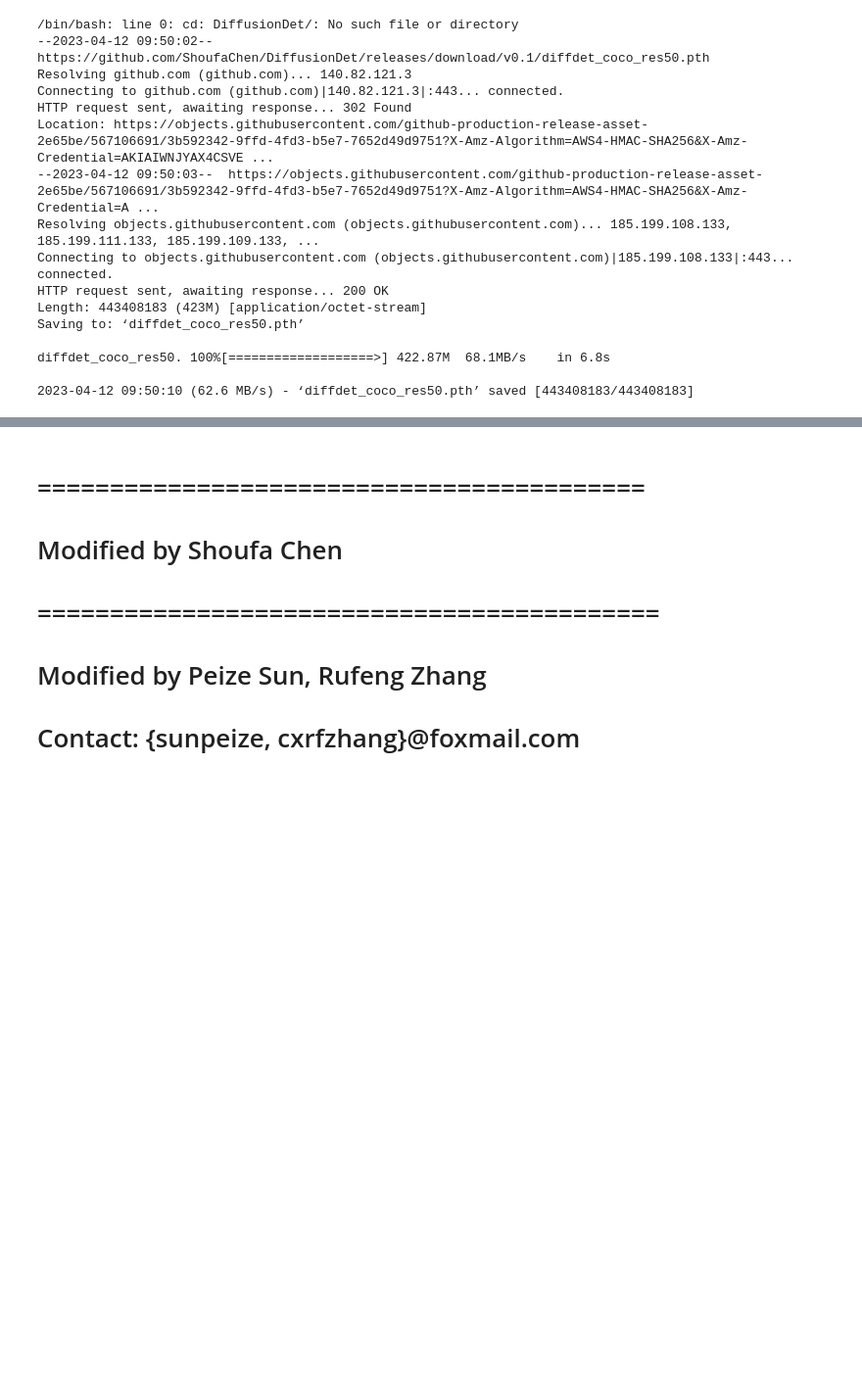
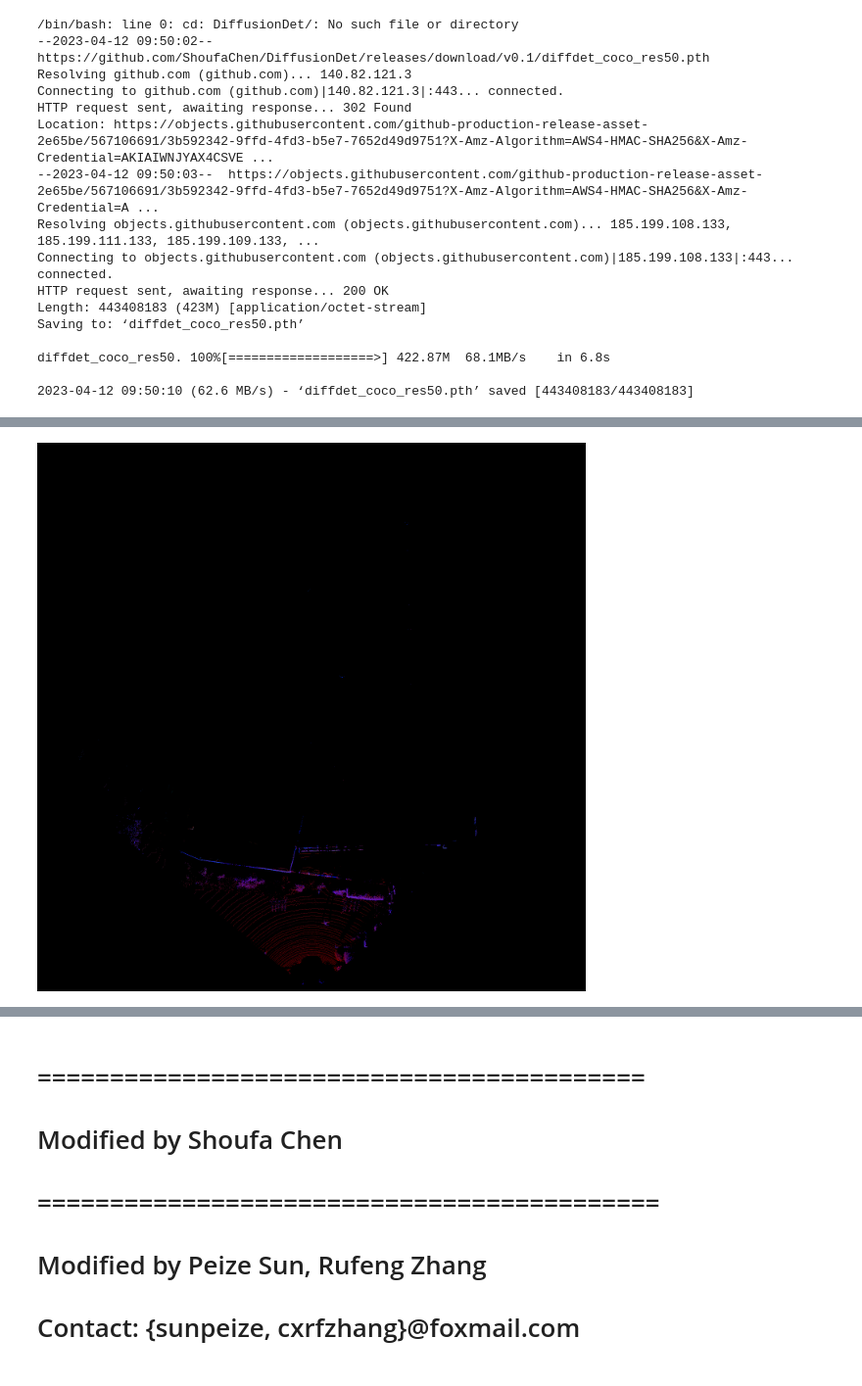
Before and after one commit to AlejandroZam/AI, a Jupyter notebook: train_bev_diffnet.ipynb, the cells around one changed output, grey strips where cells are left out. Shown at 98% size. Drawn from its saved outputs; the diff is of its cells as text; code cells hidden in the pictures; blank space fills up the shorter version.

```diff
--- a/train_bev_diffnet.ipynb
+++ b/train_bev_diffnet.ipynb
@@ -140,0 +146,5 @@ To enable the following instructions: AVX2 AVX512F AVX512_VNNI FMA, in other ope
+# %%
+im = cv2.imread("/content/DiffusionDetLidar/datasets/bv_kitti/image/000000.png")
+cv2_imshow(im)
+# %% [output]
+[figure, added]
```
Also changed, not shown: parts of 17 cells of this notebook.
